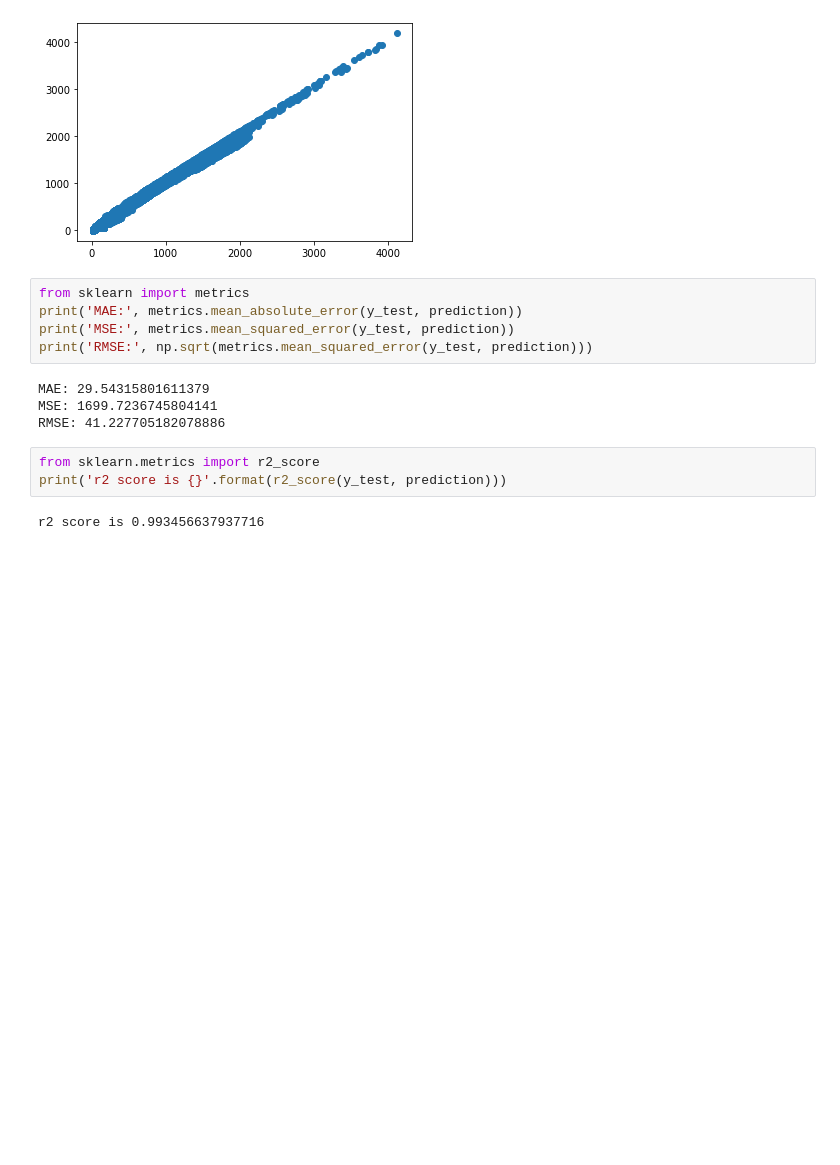
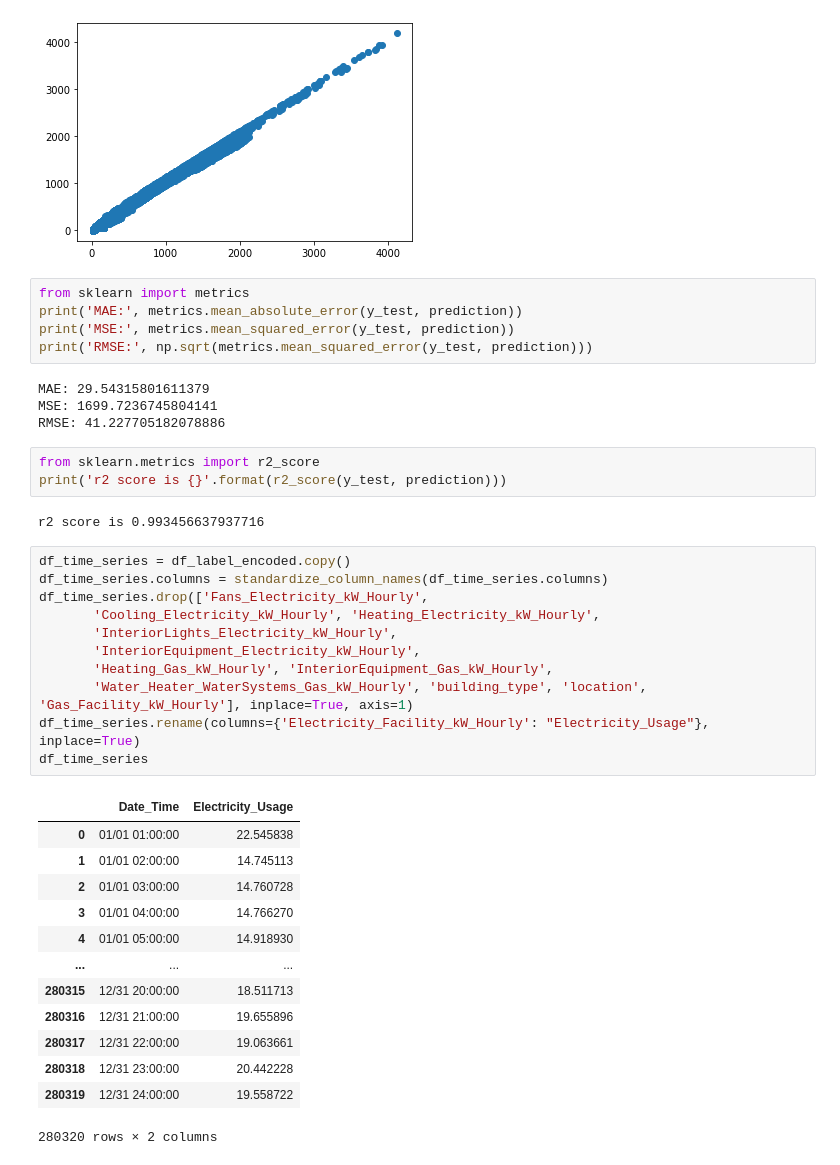
Before and after one commit to dgitts/electric-load-forecasting, a Jupyter notebook: notebooks/david.ipynb, the cells around one changed output. Drawn from its saved outputs; the diff is of its cells as text; blank space fills up the shorter version.

```diff
--- a/notebooks/david.ipynb
+++ b/notebooks/david.ipynb
@@ -535,3 +574,28 @@ from sklearn.metrics import r2_score
 print('r2 score is {}'.format(r2_score(y_test, prediction)))
 # %% [output]
 r2 score is 0.993456637937716
+# %%
+df_time_series = df_label_encoded.copy()
+df_time_series.columns = standardize_column_names(df_time_series.columns)
+df_time_series.drop(['Fans_Electricity_kW_Hourly',
+       'Cooling_Electricity_kW_Hourly', 'Heating_Electricity_kW_Hourly',
+       'InteriorLights_Electricity_kW_Hourly',
+       'InteriorEquipment_Electricity_kW_Hourly',
+       'Heating_Gas_kW_Hourly', 'InteriorEquipment_Gas_kW_Hourly',
+       'Water_Heater_WaterSystems_Gas_kW_Hourly', 'building_type', 'location', 'Gas_Facility_kW_Hourly'], inplace=True, axis=1)
+df_time_series.rename(columns={'Electricity_Facility_kW_Hourly': "Electricity_Usage"}, inplace=True)
+df_time_series
+# %% [output]
+|  | Date_Time | Electricity_Usage |
+| 0 | 01/01 01:00:00 | 22.545838 |
+| 1 | 01/01 02:00:00 | 14.745113 |
+| 2 | 01/01 03:00:00 | 14.760728 |
+| 3 | 01/01 04:00:00 | 14.766270 |
+| 4 | 01/01 05:00:00 | 14.918930 |
+| ... | ... | ... |
+| 280315 | 12/31 20:00:00 | 18.511713 |
+| 280316 | 12/31 21:00:00 | 19.655896 |
+| 280317 | 12/31 22:00:00 | 19.063661 |
+| 280318 | 12/31 23:00:00 | 20.442228 |
+| 280319 | 12/31 24:00:00 | 19.558722 |
+280320 rows × 2 columns
```
Also changed, not shown: parts of 22 cells of this notebook.
